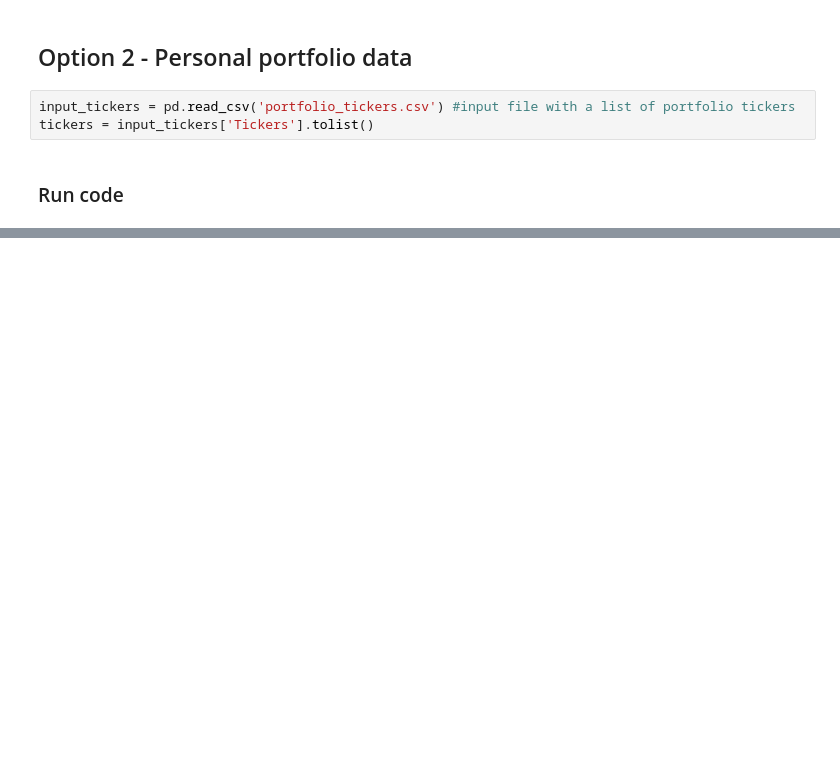
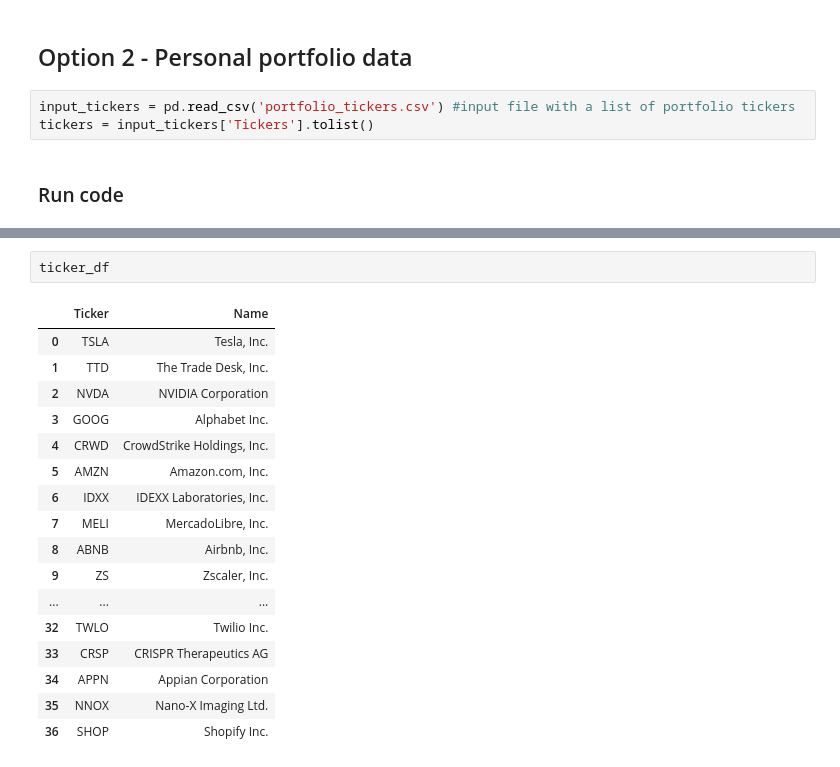
Before and after one commit to sienlonglim/financial_analysis_forecasting, a Jupyter notebook: p1_yahoo_stats_scrapper.ipynb, the cells around one changed output, grey strips where cells are left out. Cells and saved outputs as stored; diff of their text form; blank space fills up the shorter version.

```diff
--- a/p1_yahoo_stats_scrapper.ipynb
+++ b/p1_yahoo_stats_scrapper.ipynb
@@ -460,0 +463,20 @@ Saved to file: portfolio_2023-04-14.csv
+# %%
+ticker_df
+# %% [output]
+|  | Ticker | Name |
+| 0 | TSLA | Tesla, Inc. |
+| 1 | TTD | The Trade Desk, Inc. |
+| 2 | NVDA | NVIDIA Corporation |
+| 3 | GOOG | Alphabet Inc. |
+| 4 | CRWD | CrowdStrike Holdings, Inc. |
+| 5 | AMZN | Amazon.com, Inc. |
+| 6 | IDXX | IDEXX Laboratories, Inc. |
+| 7 | MELI | MercadoLibre, Inc. |
+| 8 | ABNB | Airbnb, Inc. |
+| 9 | ZS | Zscaler, Inc. |
+| ... | ... | ... |
+| 32 | TWLO | Twilio Inc. |
+| 33 | CRSP | CRISPR Therapeutics AG |
+| 34 | APPN | Appian Corporation |
+| 35 | NNOX | Nano-X Imaging Ltd. |
+| 36 | SHOP | Shopify Inc. |
```
Also changed, not shown: parts of 7 cells of this notebook, 6 other files.
